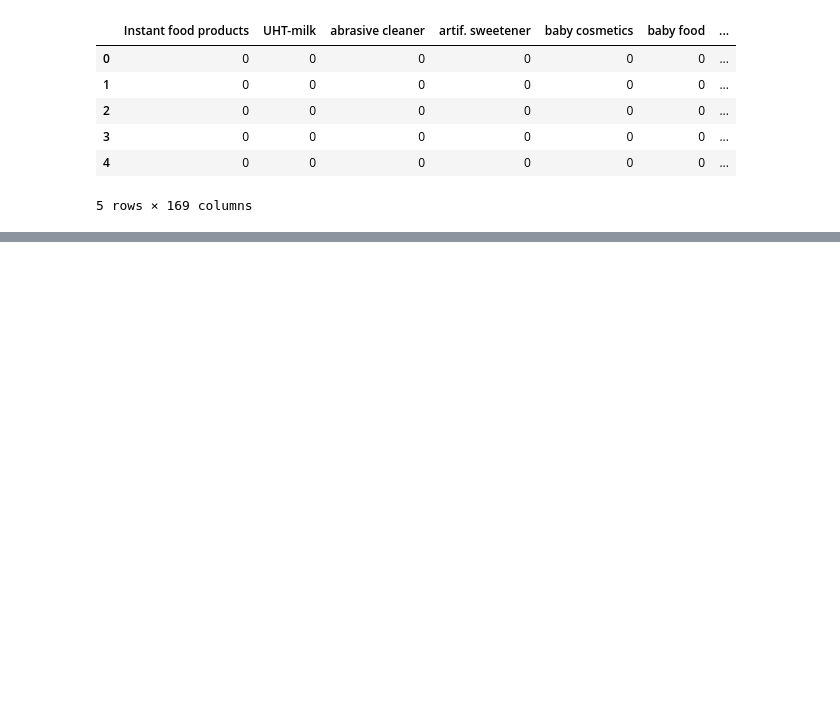
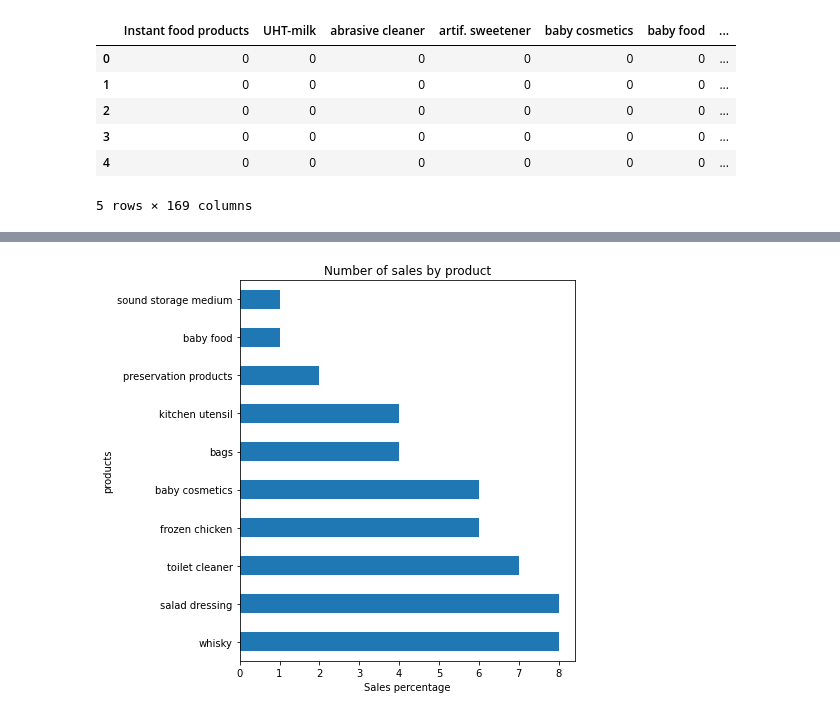
Before and after one commit to soraya-mi/Boojoo, a Jupyter notebook: Untitled1.ipynb, the cells around one changed output, grey strips where cells are left out. Cells and saved outputs as stored; diff of their text form; code cells hidden in the pictures; blank space fills up the shorter version.

```diff
--- a/Untitled1.ipynb
+++ b/Untitled1.ipynb
@@ -51,0 +172,11 @@ df.head()
+# %%
+(df_1
+.apply(lambda col: col.sum())
+.sort_values(ascending=False)
+.tail(10)
+.plot(kind='barh',figsize=(6,7)))
+plt.title("Number of sales by product")
+plt.ylabel('products')
+plt.xlabel('Sales percentage');
+# %% [output]
+[figure, added]
```
Also changed, not shown: parts of 36 cells of this notebook.
